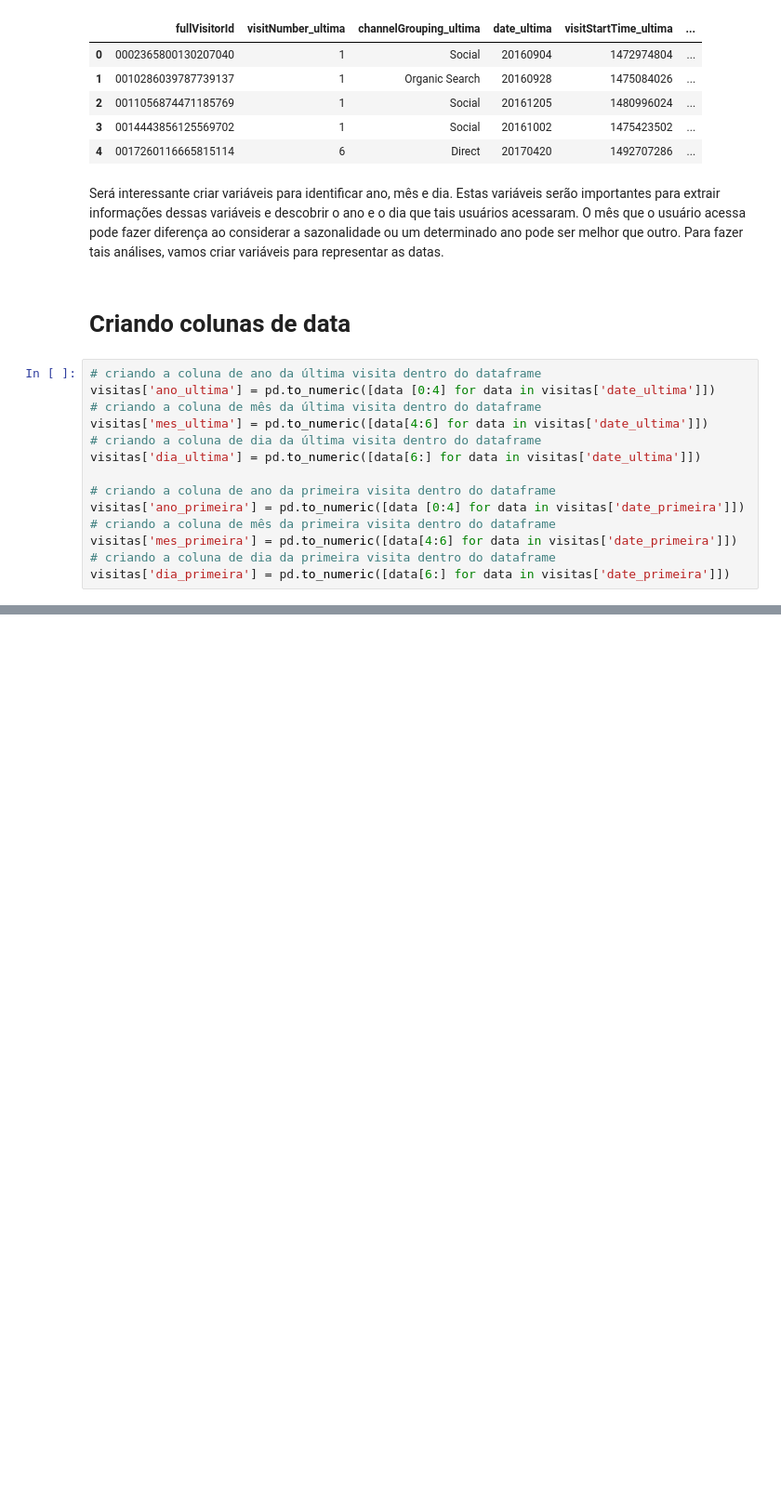
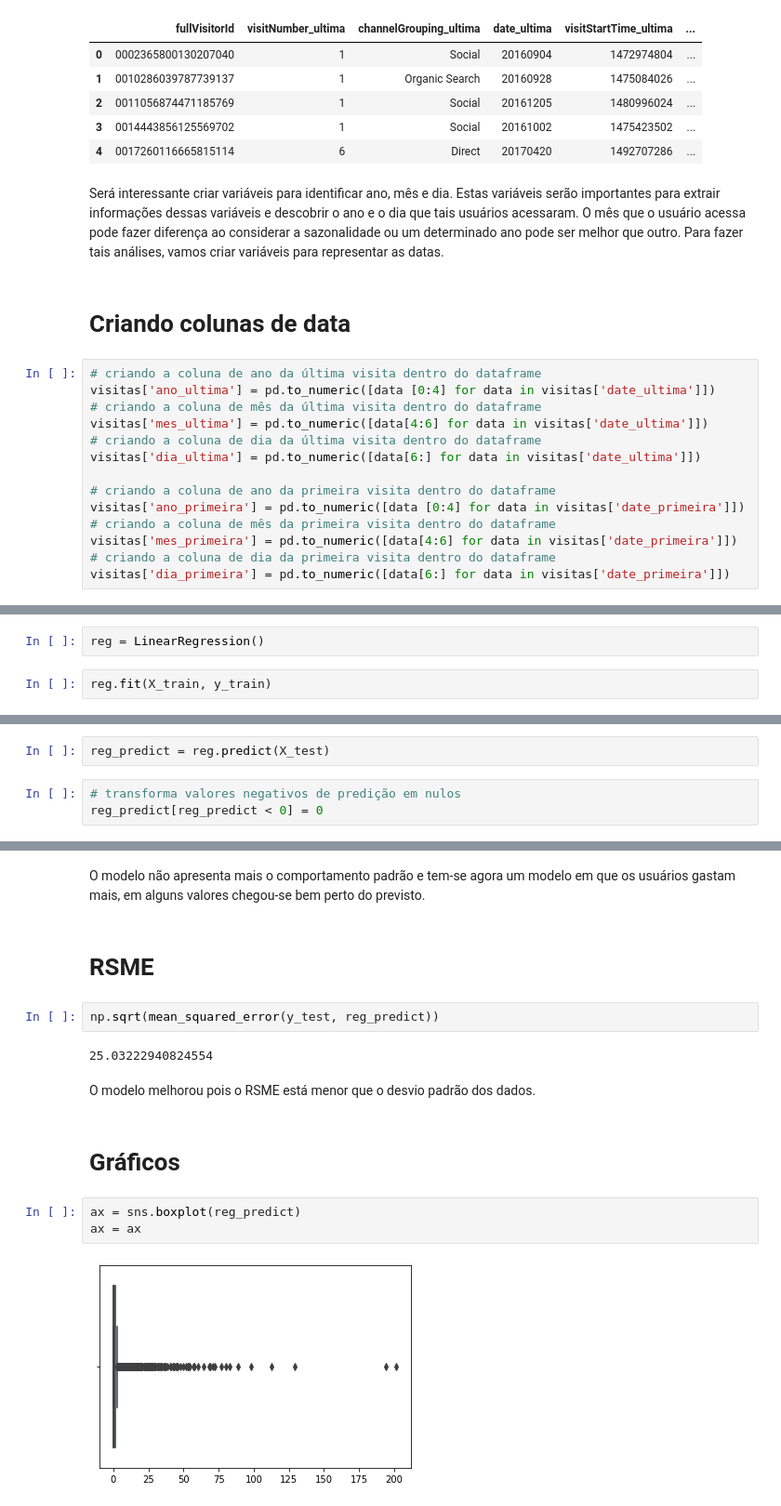
Before and after one commit to Pedro-A-D-S/Marketing-Analytics, a Jupyter notebook: revenue_buy_prediction.ipynb, the cells around one changed output, grey strips where cells are left out. Shown at 93% size. Saved outputs shown, nothing was run; the diff lists cells and outputs as text; blank space fills up the shorter version.

```diff
--- a/revenue_buy_prediction.ipynb
+++ b/revenue_buy_prediction.ipynb
@@ -951,0 +1023,4 @@ visitas['dia_primeira'] = pd.to_numeric([data[6:] for data in visitas['date_prim
+# %%
+reg = LinearRegression()
+# %%
+reg.fit(X_train, y_train)
@@ -951,0 +1029,5 @@ visitas['dia_primeira'] = pd.to_numeric([data[6:] for data in visitas['date_prim
+# %%
+reg_predict = reg.predict(X_test)
+# %%
+# transforma valores negativos de predição em nulos
+reg_predict[reg_predict < 0] = 0
@@ -951,0 +1068,17 @@ visitas['dia_primeira'] = pd.to_numeric([data[6:] for data in visitas['date_prim
+# %% [markdown]
+O modelo não apresenta mais o comportamento padrão e tem-se agora um modelo em que os usuários gastam mais, em alguns valores chegou-se bem perto do previsto.
+# %% [markdown]
+# RSME
+# %%
+np.sqrt(mean_squared_error(y_test, reg_predict))
+# %% [output]
+25.03222940824554
+# %% [markdown]
+O modelo melhorou pois o RSME está menor que o desvio padrão dos dados.
+# %% [markdown]
+# Gráficos
+# %%
+ax = sns.boxplot(reg_predict)
+ax = ax
+# %% [output]
+[figure, added]
```
Also changed, not shown: parts of 30 cells of this notebook.
